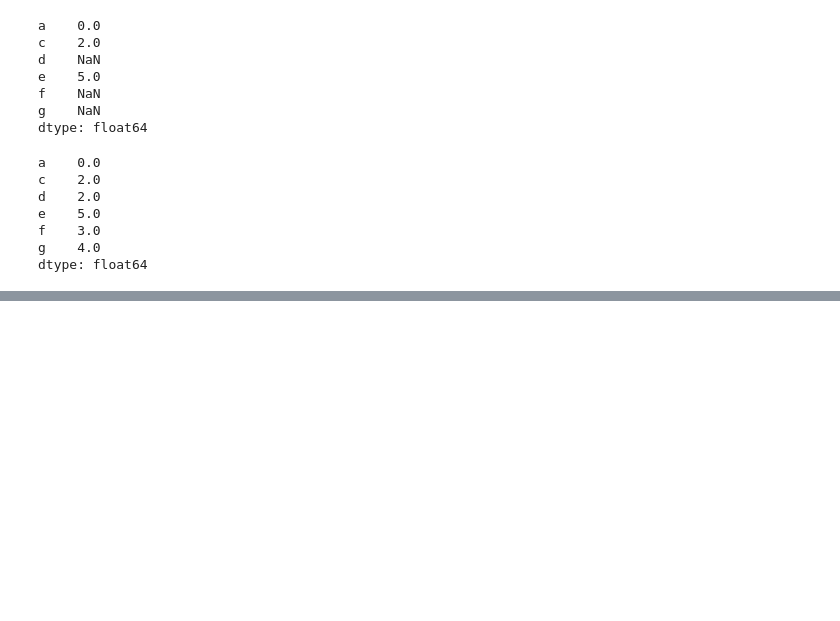
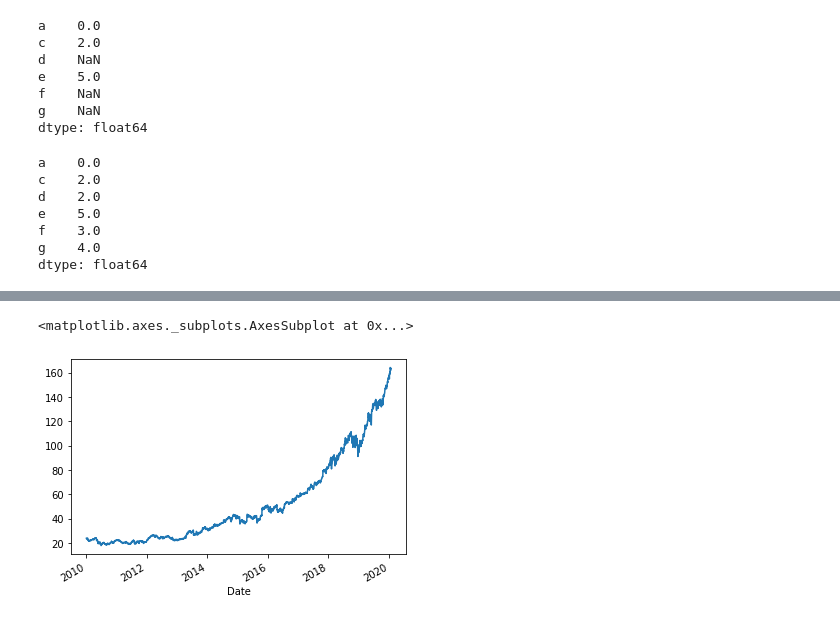
Before and after one commit to venkata14/Uconn-DSC-Workshops, a Jupyter notebook: numpy-pandas-matplotlib-part-2/NumPy_Matplotlib_Pandas-Part-2.ipynb, the cells around one changed output, grey strips where cells are left out. Saved outputs shown, nothing was run; the diff lists cells and outputs as text; code cells hidden in the pictures; blank space fills up the shorter version.

```diff
--- a/numpy-pandas-matplotlib-part-2/NumPy_Matplotlib_Pandas-Part-2.ipynb
+++ b/numpy-pandas-matplotlib-part-2/NumPy_Matplotlib_Pandas-Part-2.ipynb
@@ -692,0 +931,10 @@ AttributeError: 'numpy.ndarray' object has no attribute 'index'
+# %%
+import yfinance as yf
+
+#get data on a ticker
+msftData = yf.Ticker('MSFT')
+
+#get the historical prices for Microsoft
+msftDf = tickerData.history(period='1d', start='2010-1-1', end='2020-1-25')
+
+msftDf
@@ -692,0 +956,5 @@ AttributeError: 'numpy.ndarray' object has no attribute 'index'
+# %%
+msftDf.Close.plot()
+# %% [output]
+<matplotlib.axes._subplots.AxesSubplot at 0x...>
+[figure, added]
```
Also changed, not shown: parts of 107 cells of this notebook.
